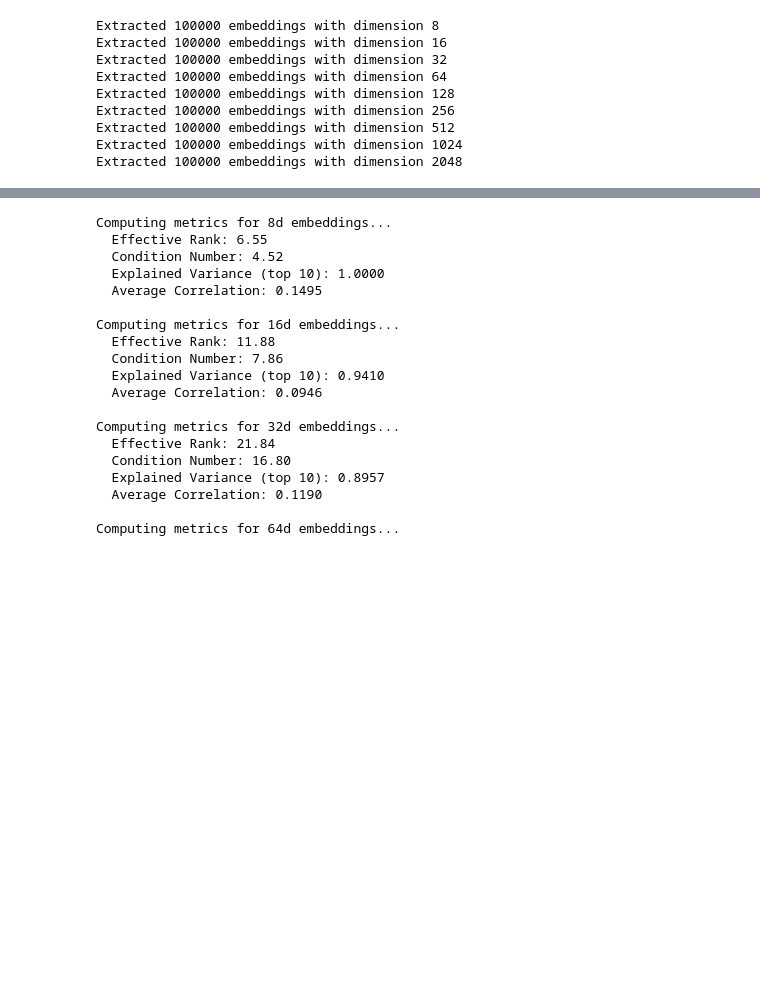
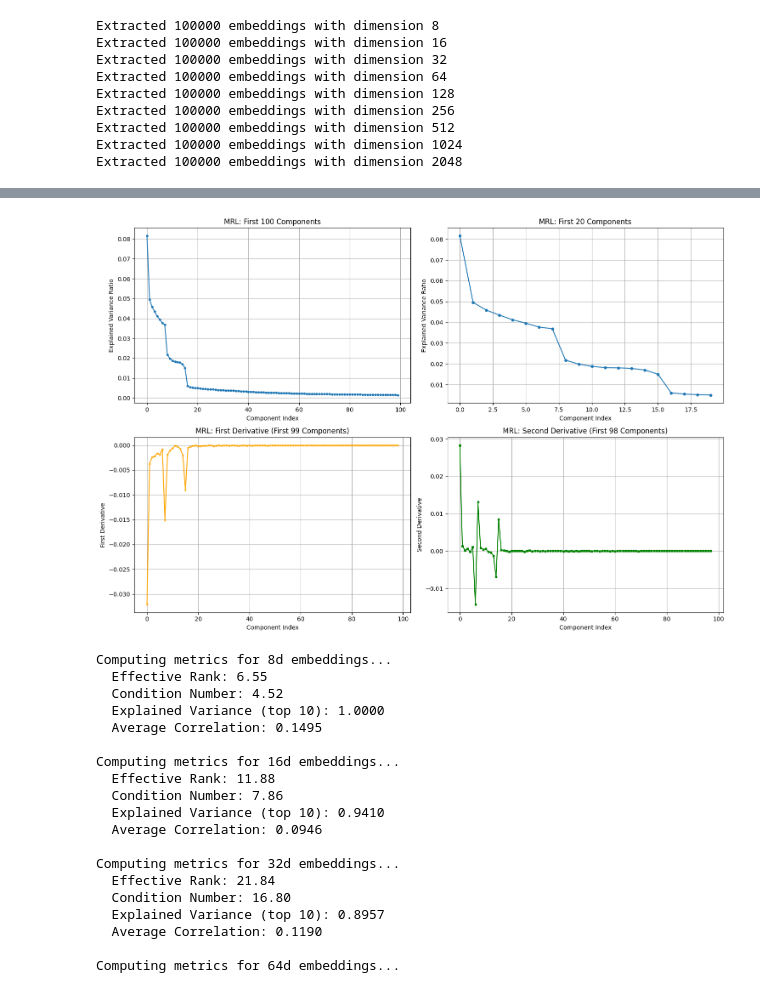
Before and after one commit to mmkuznecov/MRL, a Jupyter notebook: mri_checkout.ipynb, the cells around one changed output, grey strips where cells are left out. Cells and saved outputs as stored; diff of their text form; code cells hidden in the pictures; blank space fills up the shorter version.

```diff
--- a/mri_checkout.ipynb
+++ b/mri_checkout.ipynb
@@ -29,7 +34,7 @@ model
 # %%
 random_input = torch.randn(4, 3, 224, 224)
-predictions, embeddings = model.predict_with_embeddings(random_input)
-predictions.shape, embeddings.shape
+predictions_8, embeddings_8 = model.predict_with_embeddings(random_input)
+predictions_8.shape, embeddings_8.shape
 # %% [output]
 (torch.Size([4, 1000]), torch.Size([4, 8]))
 # %%
@@ -37,7 +42,7 @@ model.set_output_emb_dim(16)
 # %% [output]
 Output embedding dimension set to 16
 # %%
-predictions, embeddings = model.predict_with_embeddings(random_input)
-predictions.shape, embeddings.shape
+predictions_16, embeddings_16 = model.predict_with_embeddings(random_input)
+predictions_16.shape, embeddings_16.shape
 # %% [output]
 (torch.Size([4, 1000]), torch.Size([4, 16]))
@@ -163,3 +175,8 @@ Extracted 100000 embeddings with dimension 2048
 # %%
 embedding_dims = [8, 16, 32, 64, 128, 256, 512, 1024, 2048]
 filtered_embeddings_dict = {dim: embeddings_dict[dim] for dim in embedding_dims if dim in embeddings_dict}
+# %%
+mrl_embeddings = filtered_embeddings_dict[2048]
+# %%
+pca = PCA().fit(mrl_embeddings)
+mrl_evr = pca.explained_variance_ratio_
@@ -166,3 +229,43 @@ filtered_embeddings_dict = {dim: embeddings_dict[dim] for dim in embedding_dims
+# %%
+plt.figure(figsize=(15, 10))
+
+# Plot first 100 components
+plt.subplot(2, 2, 1)
+plt.plot(mrl_evr[:100], marker='o', markersize=3)
+plt.title("MRL: First 100 Components")
+plt.xlabel("Component Index")
+plt.ylabel("Explained Variance Ratio")
+plt.grid(True)
+
+# Plot first 20 components
+plt.subplot(2, 2, 2)
+plt.plot(mrl_evr[:20], marker='o', markersize=4)
+plt.title("MRL: First 20 Components")
+plt.xlabel("Component Index")
+plt.ylabel("Explained Variance Ratio")
+plt.grid(True)
+
+# Plot derivatives for first 100 components
+_, v_mrl, a_mrl = compute_normalized_derivatives(mrl_evr)
+plt.subplot(2, 2, 3)
+plt.plot(v_mrl[:99], marker='x', markersize=3, color='orange')
+plt.title("MRL: First Derivative (First 99 Components)")
+plt.xlabel("Component Index")
+plt.ylabel("First Derivative")
+plt.grid(True)
+
+plt.subplot(2, 2, 4)
+plt.plot(a_mrl[:98], marker='s', markersize=3, color='green')
+plt.title("MRL: Second Derivative (First 98 Components)")
+plt.xlabel("Component Index")
+plt.ylabel("Second Derivative")
+plt.grid(True)
+
+plt.tight_layout()
+plt.savefig("reports/mrl_evr_detailed.png")
+plt.show()
+# %% [output]
+[figure, added]
 # %%
 metrics_calculator = LinearMetricsCalculator()
 
```
Also changed, not shown: parts of 8 cells of this notebook, 5 other files.
